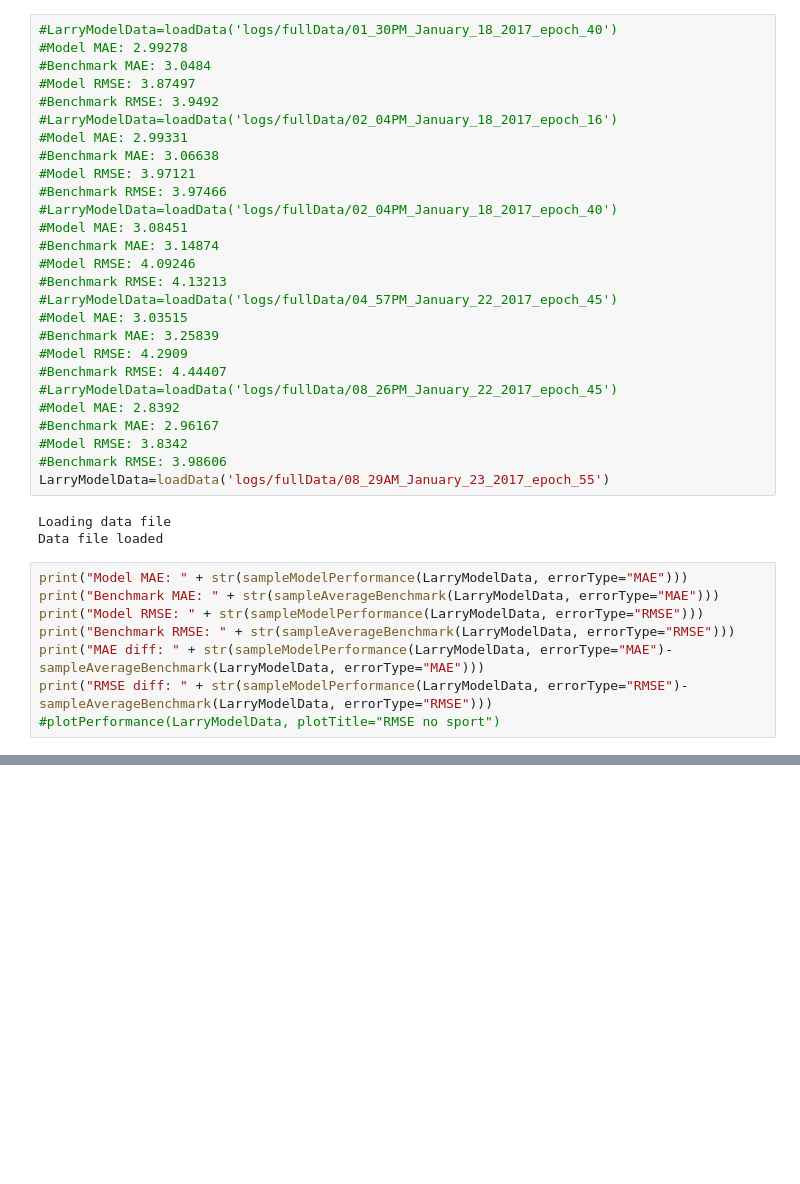
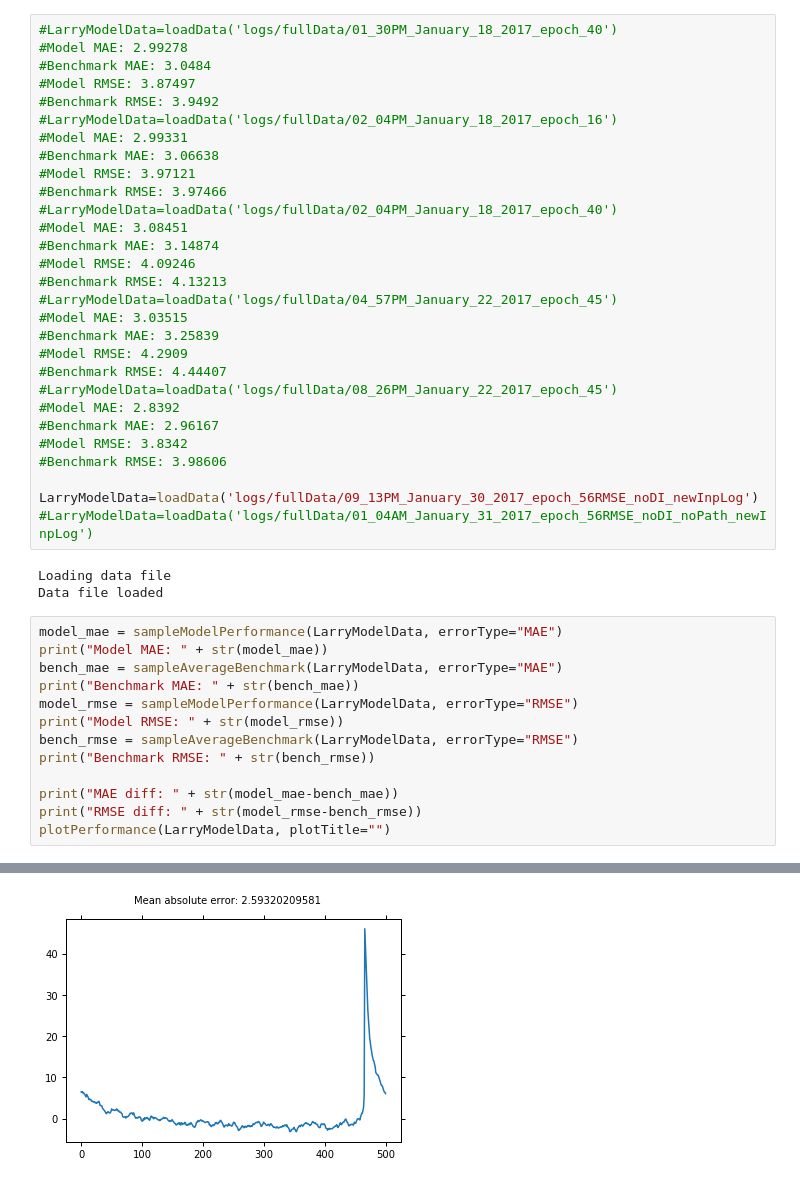
Before and after one commit to Epist/endomondo_inference, a Jupyter notebook: testPlotting.ipynb, the cells around one changed output, grey strips where cells are left out. Saved outputs shown, nothing was run; the diff lists cells and outputs as text; blank space fills up the shorter version.

```diff
--- a/testPlotting.ipynb
+++ b/testPlotting.ipynb
@@ -476,16 +580,23 @@ np.min(targetsByWorkout)
 #Benchmark MAE: 2.96167
 #Model RMSE: 3.8342
 #Benchmark RMSE: 3.98606
-LarryModelData=loadData('logs/fullData/08_29AM_January_23_2017_epoch_55')
+
+LarryModelData=loadData('logs/fullData/09_13PM_January_30_2017_epoch_56RMSE_noDI_newInpLog')
+#LarryModelData=loadData('logs/fullData/01_04AM_January_31_2017_epoch_56RMSE_noDI_noPath_newInpLog')
 # %% [output]
 Loading data file
 Data file loaded
 # %%
-print("Model MAE: " + str(sampleModelPerformance(LarryModelData, errorType="MAE")))
-print("Benchmark MAE: " + str(sampleAverageBenchmark(LarryModelData, errorType="MAE")))
-print("Model RMSE: " + str(sampleModelPerformance(LarryModelData, errorType="RMSE")))
-print("Benchmark RMSE: " + str(sampleAverageBenchmark(LarryModelData, errorType="RMSE")))
-print("MAE diff: " + str(sampleModelPerformance(LarryModelData, errorType="MAE")-sampleAverageBenchmark(LarryModelData, errorType="MAE")))
-print("RMSE diff: " + str(sampleModelPerformance(LarryModelData, errorType="RMSE")-sampleAverageBenchmark(LarryModelData, errorType="RMSE")))
-#plotPerformance(LarryModelData, plotTitle="RMSE no sport")
+model_mae = sampleModelPerformance(LarryModelData, errorType="MAE")
+print("Model MAE: " + str(model_mae))
+bench_mae = sampleAverageBenchmark(LarryModelData, errorType="MAE")
+print("Benchmark MAE: " + str(bench_mae))
+model_rmse = sampleModelPerformance(LarryModelData, errorType="RMSE")
+print("Model RMSE: " + str(model_rmse))
+bench_rmse = sampleAverageBenchmark(LarryModelData, errorType="RMSE")
+print("Benchmark RMSE: " + str(bench_rmse))
+
+print("MAE diff: " + str(model_mae-bench_mae))
+print("RMSE diff: " + str(model_rmse-bench_rmse))
+plotPerformance(LarryModelData, plotTitle="")
 # %% [output]
@@ -498,3 +609,4 @@ RMSE diff: -0.168941
+[figure, added]
 # %%
 #plotPerformance(dataNewNew)
 data=LarryModelData
```
Also changed, not shown: parts of 10 cells of this notebook, 3 other files.
